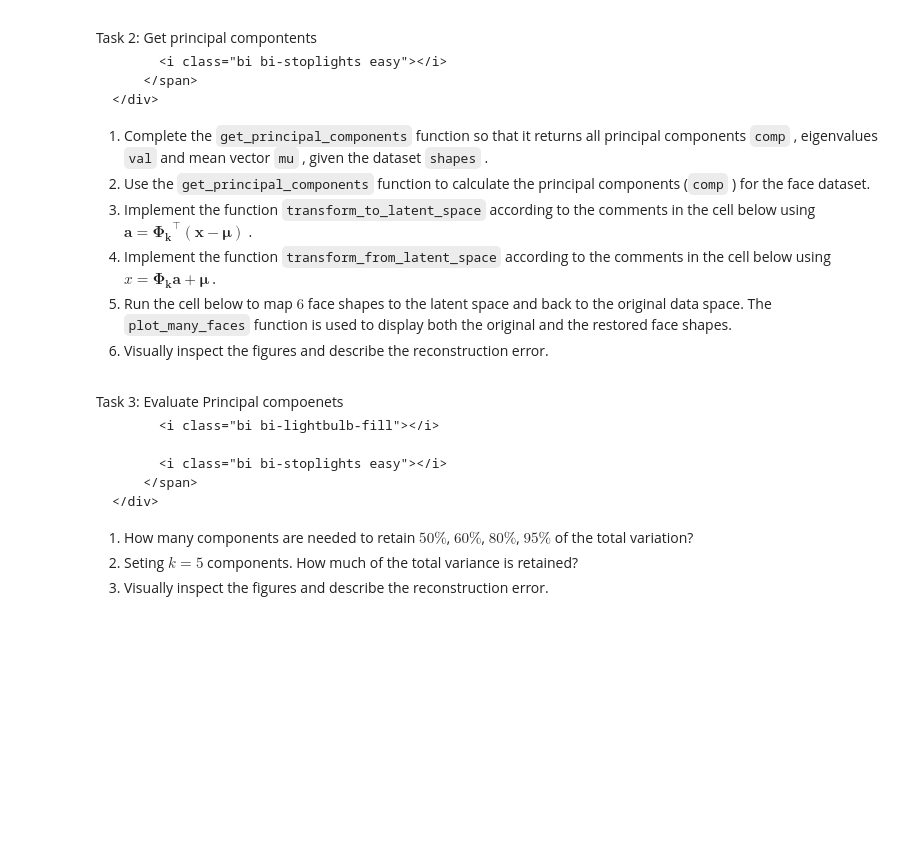
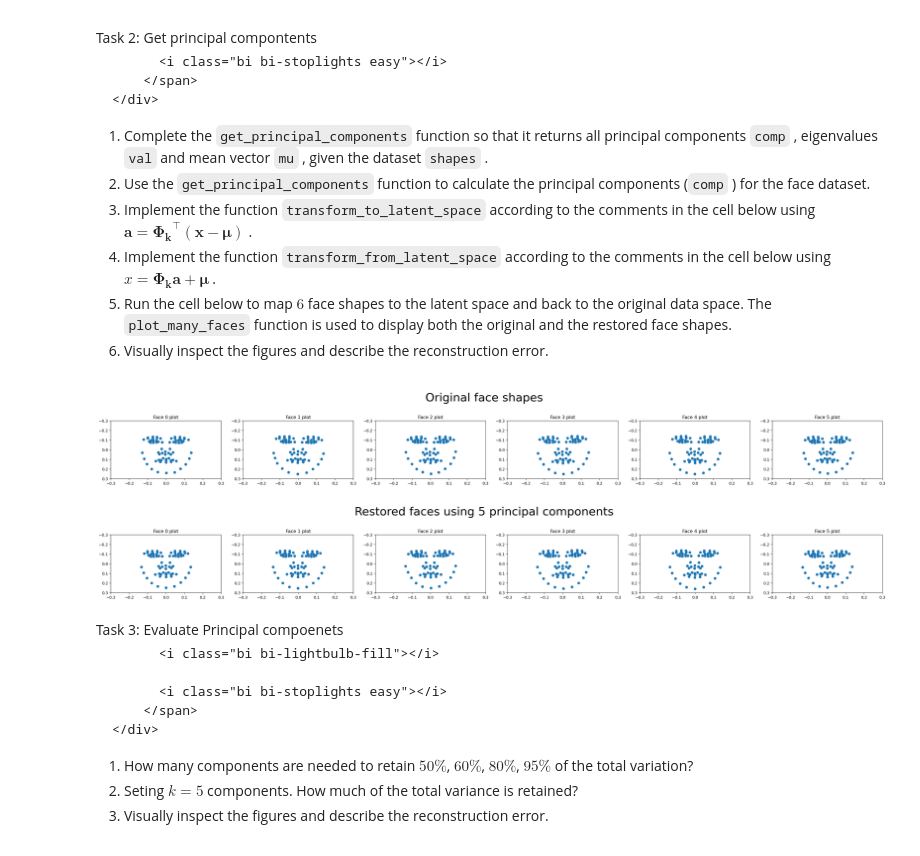
Before and after one commit to BabetteB/iml25-assignments, a Jupyter notebook: PCA/02-shape_generation.ipynb, the cells around one changed output. Drawn from its saved outputs; the diff is of its cells as text; code cells hidden in the pictures; blank space fills up the shorter version.

```diff
--- a/PCA/02-shape_generation.ipynb
+++ b/PCA/02-shape_generation.ipynb
@@ -159,6 +159,23 @@ The following tasks are about using the implementation of PCA from the in-class
 
 
 </div></article>
+# %%
+def mean_and_center_data(X):
+    mean_vec = np.mean(X, axis=0)
+    return mean_vec, (X - mean_vec)
+
+def get_cov_matrix(X):
+    return np.cov(X, rowvar=False)
+
+def get_eigen_values_and_vectors(cov_matrix):
+    return np.linalg.eigh(cov_matrix)
+
+def get_variance(vals):
+    total = np.sum(vals)
+    cumulative = np.cumsum(vals)
+    proportion = cumulative / total
+    each = vals / total
+    return total, cumulative, proportion, each
 # %%
 # 1
 def get_principal_components(X):
@@ -174,7 +191,17 @@ def get_principal_components(X):
         corresponding eigenvalues, and mu is a D-element array containing the mean
         vector.
     """
-    # Copy your PCA implementation to here.
+    mean_vector, centered_data = mean_and_center_data(X)
+    cov_matrix = get_cov_matrix(centered_data)
+    eigen_values, eigen_vectors = get_eigen_values_and_vectors(cov_matrix)
+
+    idx_asc = np.argsort(eigen_values)
+    idx = idx_asc[::-1]
+
+    eigen_values_sorted = eigen_values[idx]
+    eigen_vectors_sorted = eigen_vectors[:, idx]
+
+    return (eigen_vectors_sorted, eigen_values_sorted, mean_vector)
 
 
 # 2, 3 and 4
@@ -186,50 +213,51 @@ comp, val, mu = get_principal_components(shapes)
 # selecting 5 components
 n_components = 5
 
-
 # 5
 def transform_to_latent_space(X, principle_components, mu):
     """Transforms X to an k-dimensional space where k is the number of
     principle_components.
 
     Args:
-        X: The dataset. An NxD array were N are the number of samples and D are
+        X: The dataset. An NxD array were N are the number of samples and M are
         the number of features.
         principle_components: An Dxk matrix containing the principle
         components.
         mu: A D-element array containing the mean vector.
 
     Returns:
         A Nxk array describing the transformed data.
     """
-    #return ...
+    X_centered = X - mu
+    return X_centered @ principle_components
 
-
-# 6
 def transform_from_latent_space(v, principle_components, mu):
     """Reverses the dimensionality reduction of v, a Nxk matrix where
-    k is the number of principle components. The result is a NxM matrix.
+    k is the number of principle components. The result is a NxD matrix.
 
     Args:
-        v: The transformed dataset with size Nxk.
+        v: The transformed (latent space) dataset with size Nxk.
         principle_components: An Dxk matrix containing the principle
         components.
-        mu: A Mx1 matrix containing the mean vector.
+        mu: A D-element array containing the mean vector.
 
     Returns:
         An NxD array reconstruction of the original feature vectors X.
     """
-    #return ...
-
+    X_hat = v @ principle_components.T
+    return X_hat + mu
 
 # 7
 used = comp[:, :n_components]
 
 # transforming and reconstructing the 6 first faces in the dataset
 plot_many_faces(shapes[:6],"Original face shapes")
 transformed = transform_to_latent_space(shapes[:6], used, mu)
 restored = transform_from_latent_space(transformed, used, mu)
 plot_many_faces(restored,"Restored faces using 5 principal components")
+# %% [output]
+[figure, added]
+[figure, added]
 # %% [markdown]
 <article class="message task"><a class="anchor" id="get_pca"></a>
     <div class="message-header">
```
Also changed, not shown: parts of 2 cells of this notebook.
